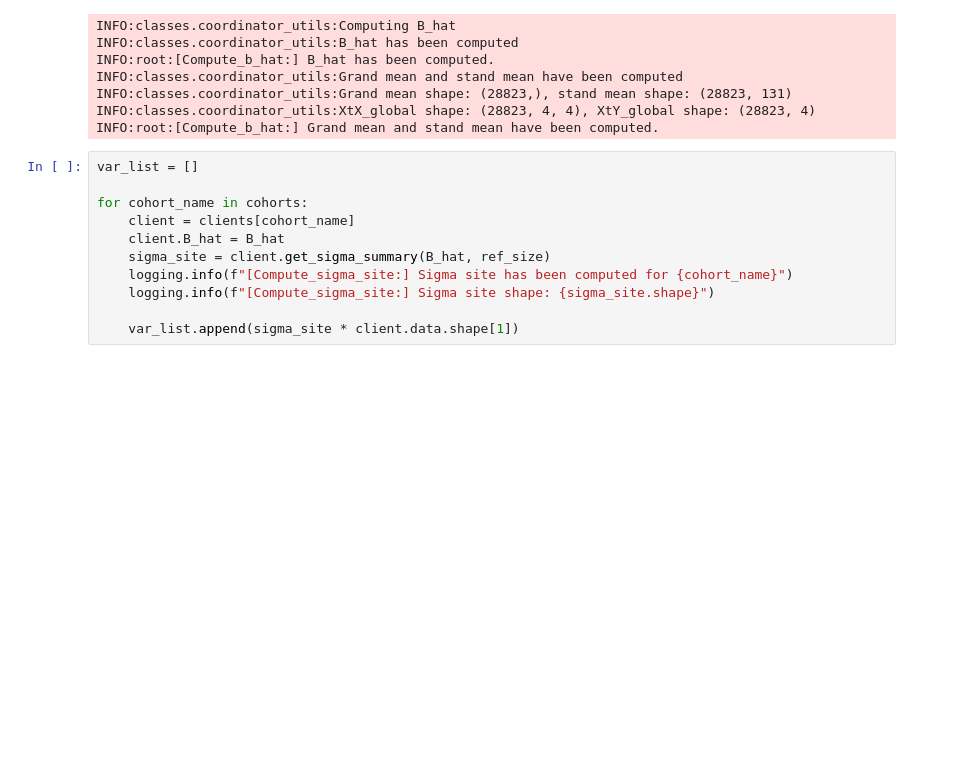
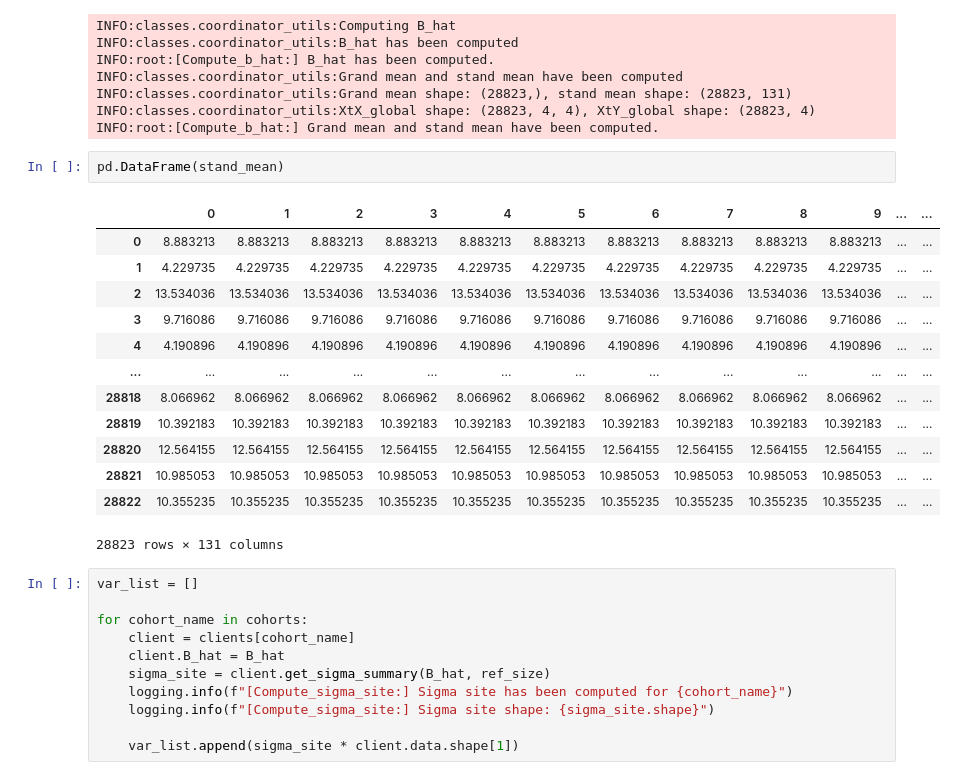
Before and after one commit to Freddsle/ComBatFed, a Jupyter notebook: utils/app_script.ipynb, the cells around one changed output. Saved outputs shown, nothing was run; the diff lists cells and outputs as text; blank space fills up the shorter version.

```diff
--- a/utils/app_script.ipynb
+++ b/utils/app_script.ipynb
@@ -216,6 +216,22 @@ INFO:classes.coordinator_utils:Grand mean and stand mean have been computed
 INFO:classes.coordinator_utils:Grand mean shape: (28823,), stand mean shape: (28823, 131)
 INFO:classes.coordinator_utils:XtX_global shape: (28823, 4, 4), XtY_global shape: (28823, 4)
 INFO:root:[Compute_b_hat:] Grand mean and stand mean have been computed.
+# %%
+pd.DataFrame(stand_mean)
+# %% [output]
+|  | 0 | 1 | 2 | 3 | 4 | 5 | 6 | 7 | 8 | 9 | ... | ... |
+| 0 | 8.883213 | 8.883213 | 8.883213 | 8.883213 | 8.883213 | 8.883213 | 8.883213 | 8.883213 | 8.883213 | 8.883213 | ... | ... |
+| 1 | 4.229735 | 4.229735 | 4.229735 | 4.229735 | 4.229735 | 4.229735 | 4.229735 | 4.229735 | 4.229735 | 4.229735 | ... | ... |
+| 2 | 13.534036 | 13.534036 | 13.534036 | 13.534036 | 13.534036 | 13.534036 | 13.534036 | 13.534036 | 13.534036 | 13.534036 | ... | ... |
+| 3 | 9.716086 | 9.716086 | 9.716086 | 9.716086 | 9.716086 | 9.716086 | 9.716086 | 9.716086 | 9.716086 | 9.716086 | ... | ... |
+| 4 | 4.190896 | 4.190896 | 4.190896 | 4.190896 | 4.190896 | 4.190896 | 4.190896 | 4.190896 | 4.190896 | 4.190896 | ... | ... |
+| ... | ... | ... | ... | ... | ... | ... | ... | ... | ... | ... | ... | ... |
+| 28818 | 8.066962 | 8.066962 | 8.066962 | 8.066962 | 8.066962 | 8.066962 | 8.066962 | 8.066962 | 8.066962 | 8.066962 | ... | ... |
+| 28819 | 10.392183 | 10.392183 | 10.392183 | 10.392183 | 10.392183 | 10.392183 | 10.392183 | 10.392183 | 10.392183 | 10.392183 | ... | ... |
+| 28820 | 12.564155 | 12.564155 | 12.564155 | 12.564155 | 12.564155 | 12.564155 | 12.564155 | 12.564155 | 12.564155 | 12.564155 | ... | ... |
+| 28821 | 10.985053 | 10.985053 | 10.985053 | 10.985053 | 10.985053 | 10.985053 | 10.985053 | 10.985053 | 10.985053 | 10.985053 | ... | ... |
+| 28822 | 10.355235 | 10.355235 | 10.355235 | 10.355235 | 10.355235 | 10.355235 | 10.355235 | 10.355235 | 10.355235 | 10.355235 | ... | ... |
+28823 rows × 131 columns
 # %%
 var_list = []
 
```
Also changed, not shown: parts of 2 cells of this notebook, 19 other files.
